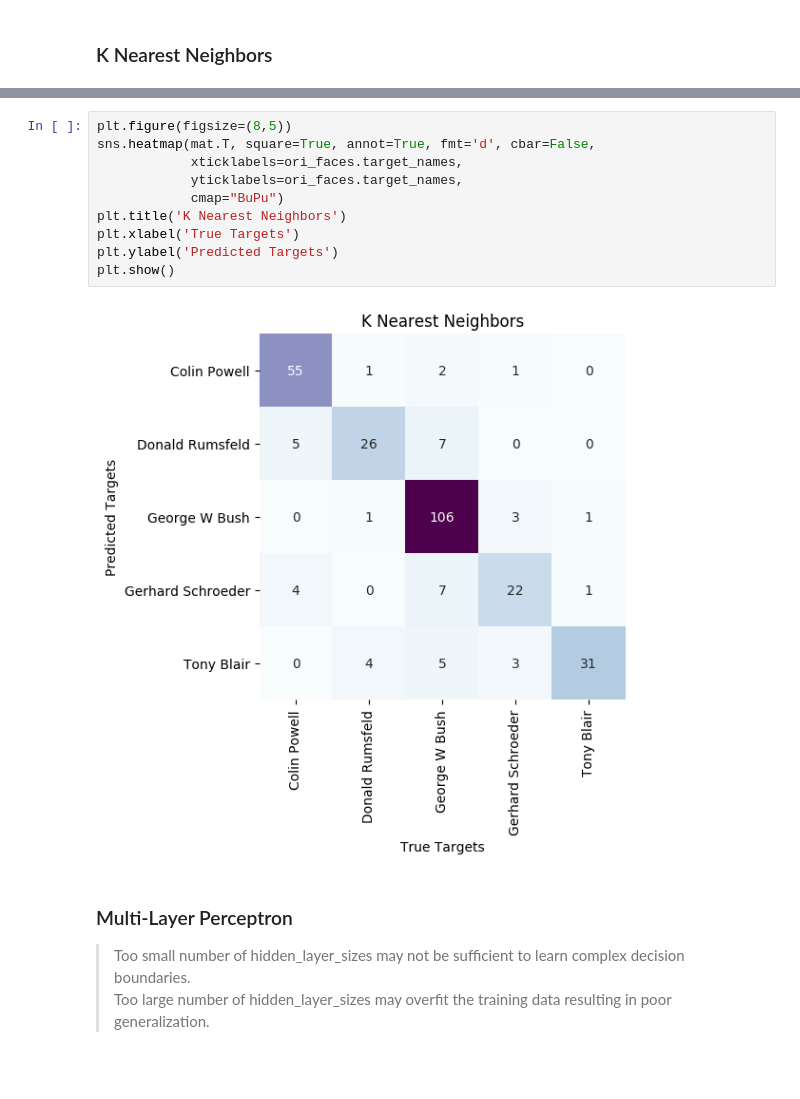
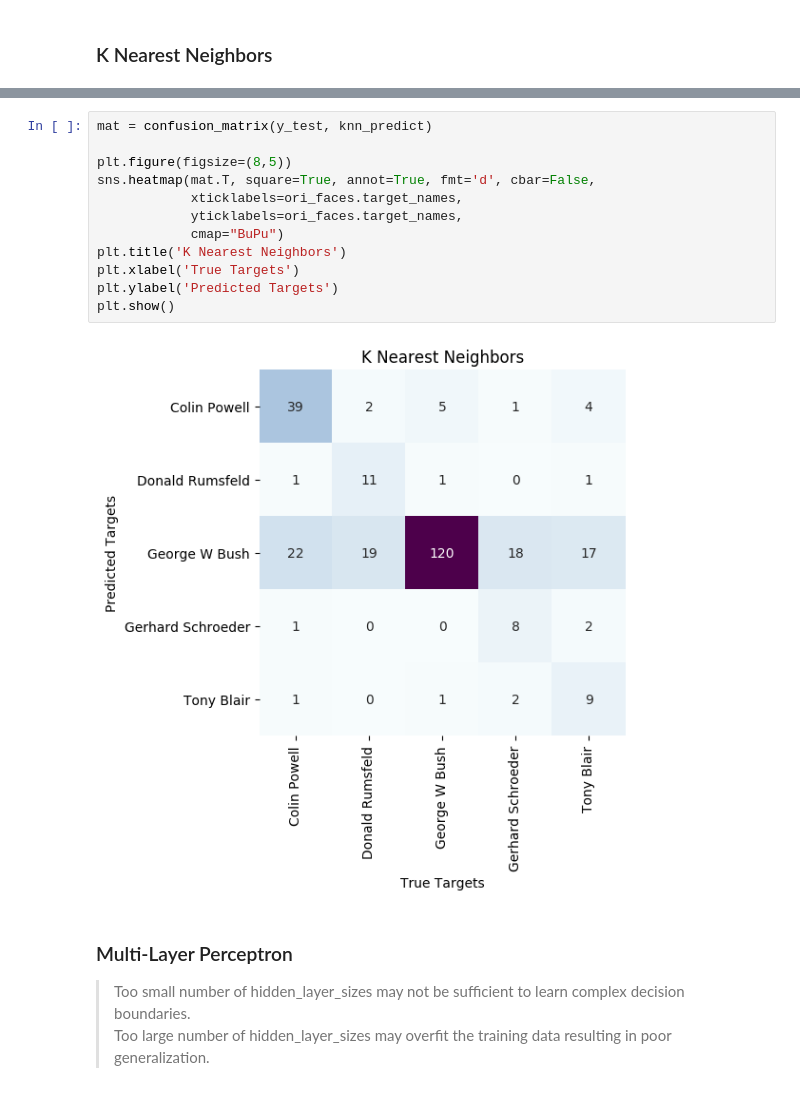
Before and after one commit to MengYao89/Data_Analysis, a Jupyter notebook: Jupyter/Face Recognition.ipynb, the cells around one changed output, grey strips where cells are left out. Cells and saved outputs as stored; diff of their text form.

```diff
--- a/Jupyter/Face Recognition.ipynb
+++ b/Jupyter/Face Recognition.ipynb
@@ -292,15 +296,17 @@ Done in: 4.548s
 # %%
+mat = confusion_matrix(y_test, knn_predict)
+
 plt.figure(figsize=(8,5))
 sns.heatmap(mat.T, square=True, annot=True, fmt='d', cbar=False,
             xticklabels=ori_faces.target_names,
             yticklabels=ori_faces.target_names,
             cmap="BuPu")
 plt.title('K Nearest Neighbors')
 plt.xlabel('True Targets')
 plt.ylabel('Predicted Targets')
 plt.show()
 # %% [output]
-[figure, old version]
+[figure, new version]
 # %% [markdown]
 ### Multi-Layer Perceptron
 
```
Also changed, not shown: parts of 15 cells of this notebook, 1 other file.
